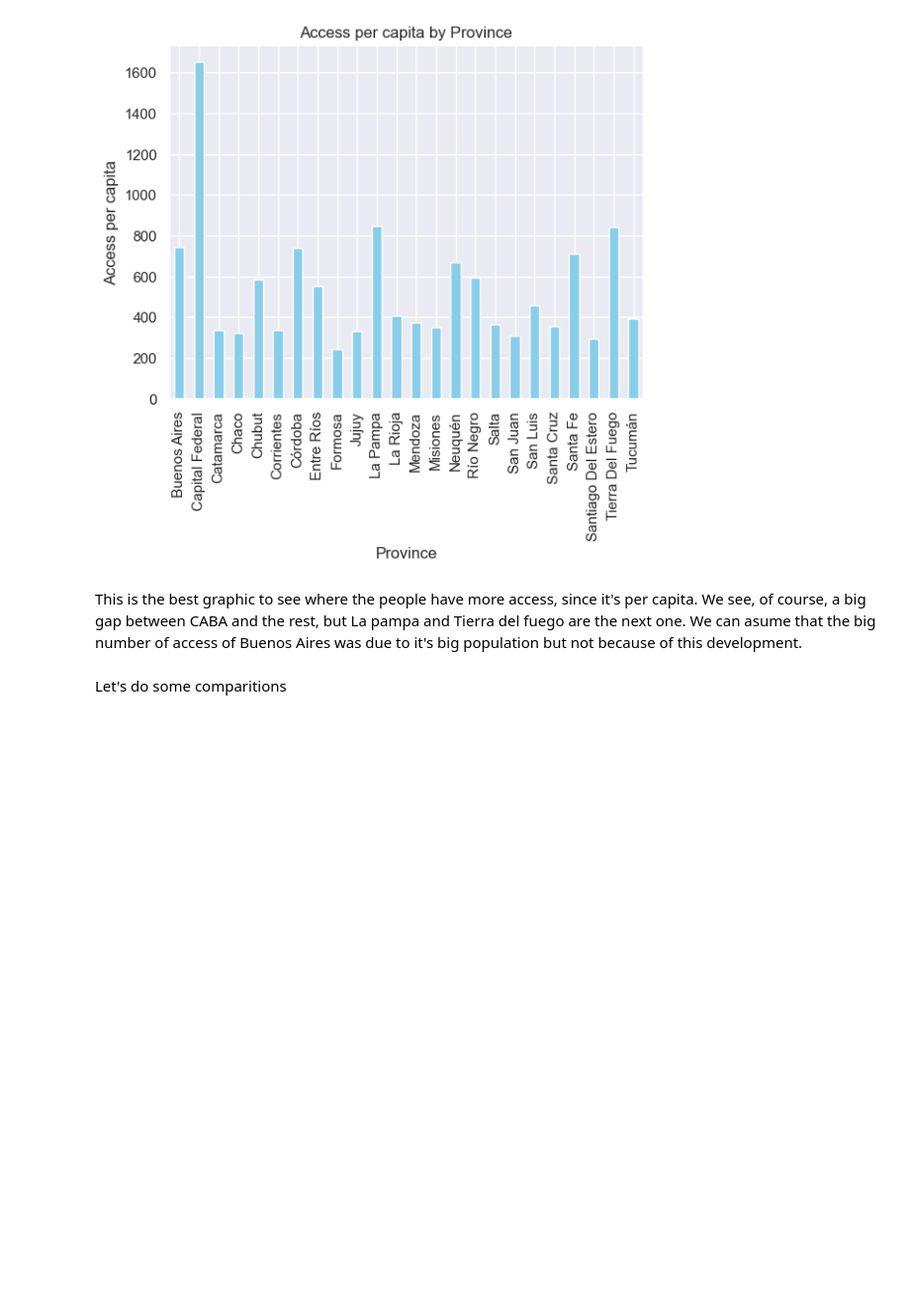
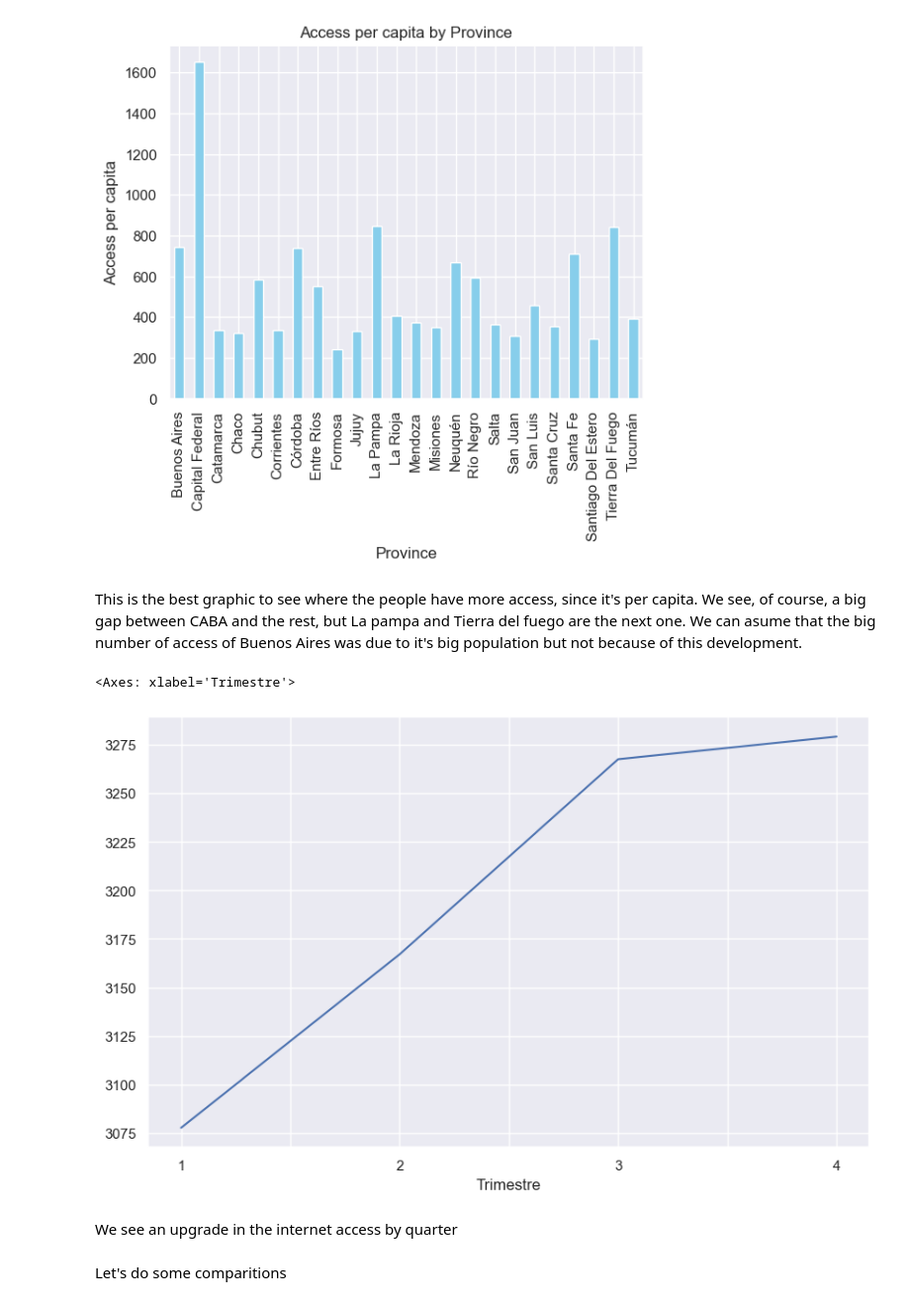
Before and after one commit to pablorobba/Data_Analyst_Telecomunication_project, a Jupyter notebook: 2 - EDA.ipynb, the cells around one changed output. Shown at 99% size. Drawn from its saved outputs; the diff is of its cells as text; code cells hidden in the pictures; blank space fills up the shorter version.

```diff
--- a/2 - EDA.ipynb
+++ b/2 - EDA.ipynb
@@ -1005,5 +1005,14 @@ plt.show()
 [figure]
 # %% [markdown]
 This is the best graphic to see where the people have more access, since it's per capita. We see, of course, a big gap between CABA and the rest, but La pampa and Tierra del fuego are the next one. We can asume that the big number of access of Buenos Aires was due to it's big population but not because of this development.
+# %%
+df_internet_penetration["Trimestre"] = df_internet_penetration["Trimestre"].astype(str)
+quarter = df_internet_penetration.groupby("Trimestre")["Accesos por cada 100 hab"].sum()
+quarter.plot(kind='line', figsize=(10, 6))
+# %% [output]
+<Axes: xlabel='Trimestre'>
+[figure, added]
+# %% [markdown]
+We see an upgrade in the internet access by quarter
 # %% [markdown]
 Let's do some comparitions
```
Also changed, not shown: parts of 14 cells of this notebook, 5 other files.
